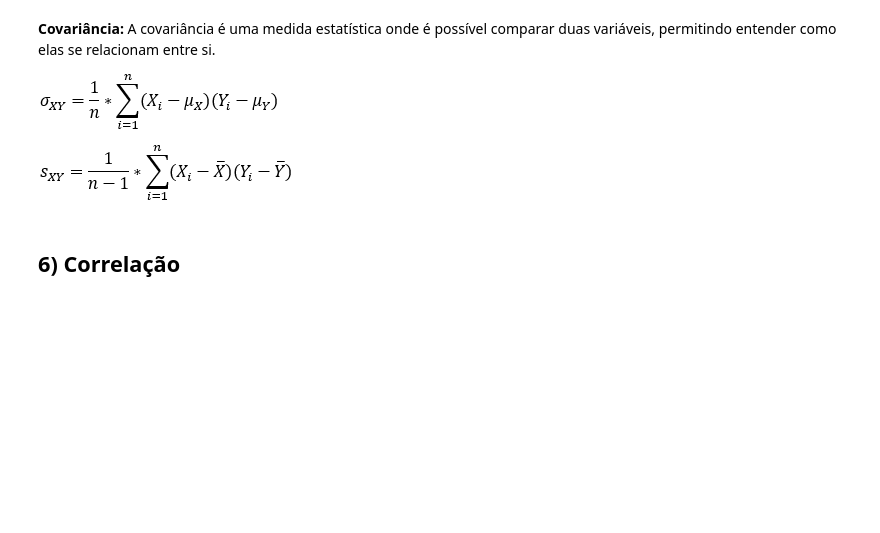
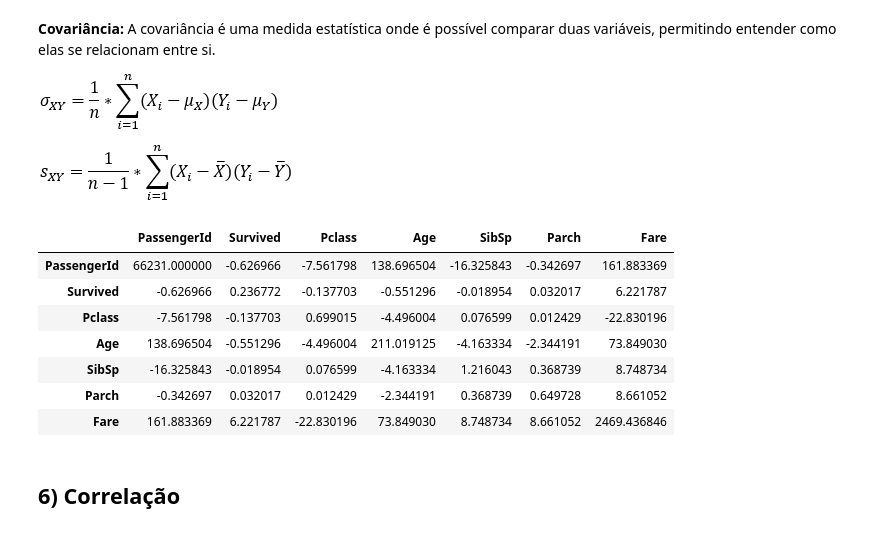
Before and after one commit to gaiogreg/aulas-LC-Safra, a Jupyter notebook: Modulo 6/Aula_1_estatistica_sem_spoiler.ipynb, the cells around one changed output. Saved outputs shown, nothing was run; the diff lists cells and outputs as text; code cells hidden in the pictures; blank space fills up the shorter version.

```diff
--- a/Modulo 6/Aula_1_estatistica_sem_spoiler.ipynb
+++ b/Modulo 6/Aula_1_estatistica_sem_spoiler.ipynb
@@ -238,6 +295,17 @@ Name: Fare, dtype: float64
 **Covariância:** A covariância é uma medida estatística onde é possível comparar duas variáveis, permitindo entender como elas se relacionam entre si.
 
 !['Covariância'](embedded-picture-1)
+# %%
+df_titanic.cov()
+# %% [output]
+|  | PassengerId | Survived | Pclass | Age | SibSp | Parch | Fare |
+| PassengerId | 66231.000000 | -0.626966 | -7.561798 | 138.696504 | -16.325843 | -0.342697 | 161.883369 |
+| Survived | -0.626966 | 0.236772 | -0.137703 | -0.551296 | -0.018954 | 0.032017 | 6.221787 |
+| Pclass | -7.561798 | -0.137703 | 0.699015 | -4.496004 | 0.076599 | 0.012429 | -22.830196 |
+| Age | 138.696504 | -0.551296 | -4.496004 | 211.019125 | -4.163334 | -2.344191 | 73.849030 |
+| SibSp | -16.325843 | -0.018954 | 0.076599 | -4.163334 | 1.216043 | 0.368739 | 8.748734 |
+| Parch | -0.342697 | 0.032017 | 0.012429 | -2.344191 | 0.368739 | 0.649728 | 8.661052 |
+| Fare | 161.883369 | 6.221787 | -22.830196 | 73.849030 | 8.748734 | 8.661052 | 2469.436846 |
 # %% [markdown]
 ## 6) Correlação <a class="anchor" id="seis"></a>
 # %% [markdown]
```
Also changed, not shown: parts of 48 cells of this notebook.
